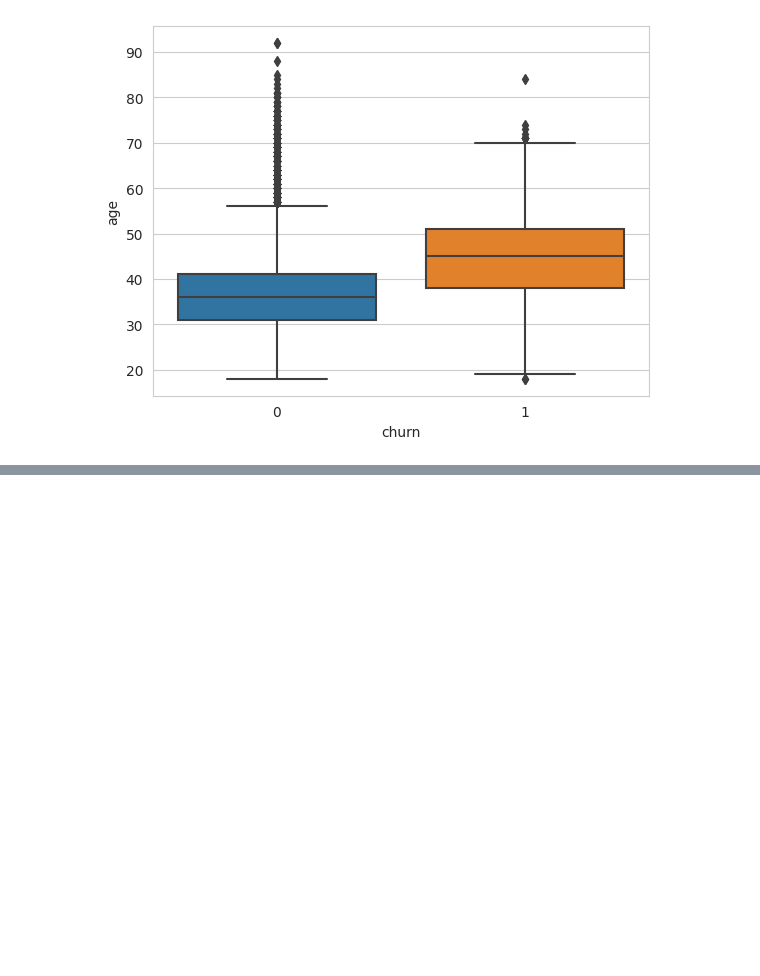
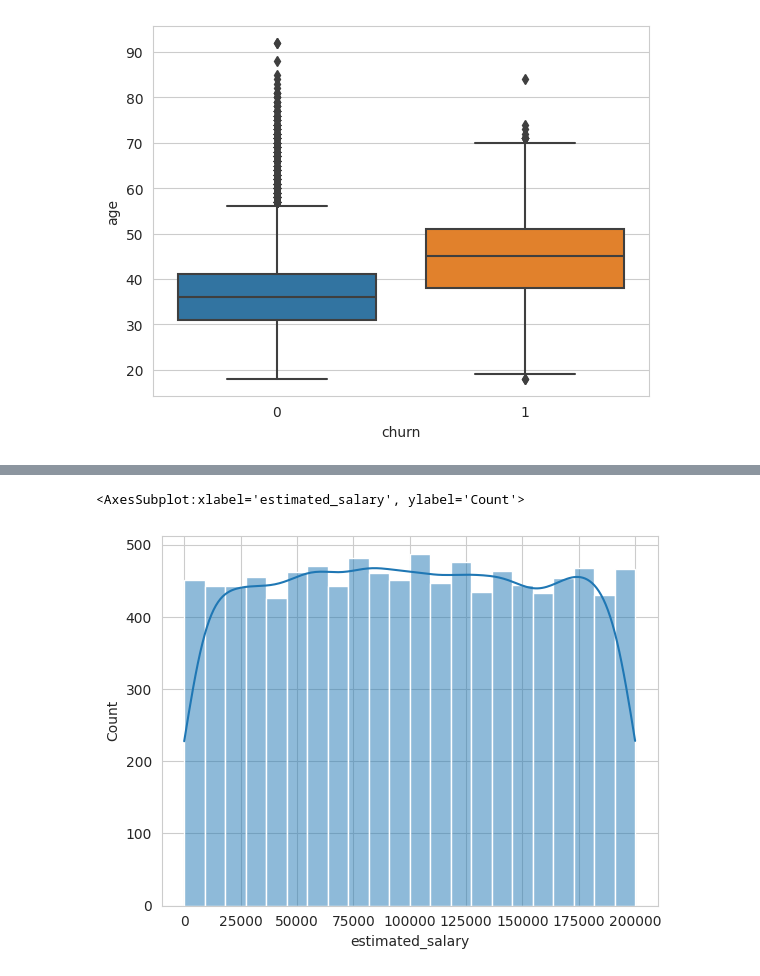
Before and after one commit to mmwitters/CDA_Project, a Jupyter notebook: Final Project.ipynb, the cells around one changed output, grey strips where cells are left out. Cells and saved outputs as stored; diff of their text form; code cells hidden in the pictures; blank space fills up the shorter version.

```diff
--- a/Final Project.ipynb
+++ b/Final Project.ipynb
@@ -99,0 +87,5 @@ ax= sns.violinplot(x='Survived',y='Age',data=df)
+# %%
+sns.histplot(data=data, x="estimated_salary", kde=True)
+# %% [output]
+<AxesSubplot:xlabel='estimated_salary', ylabel='Count'>
+[figure, added]
```
Also changed, not shown: parts of 9 cells of this notebook.
